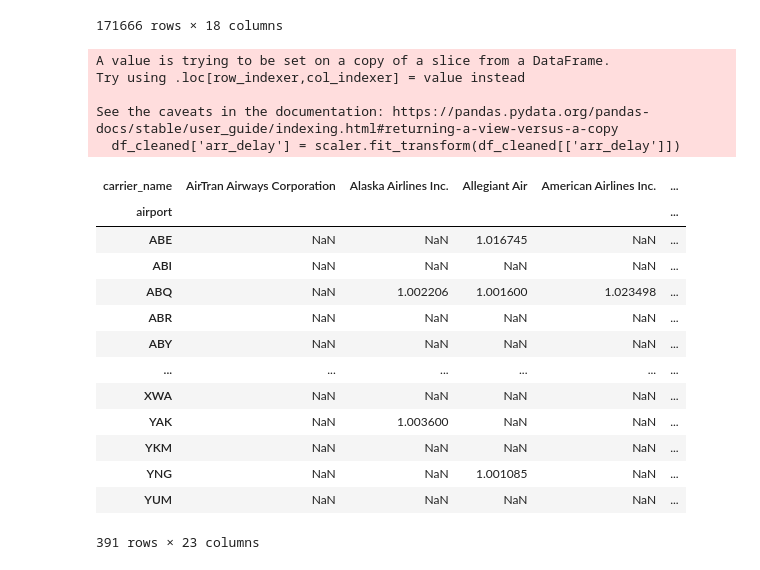
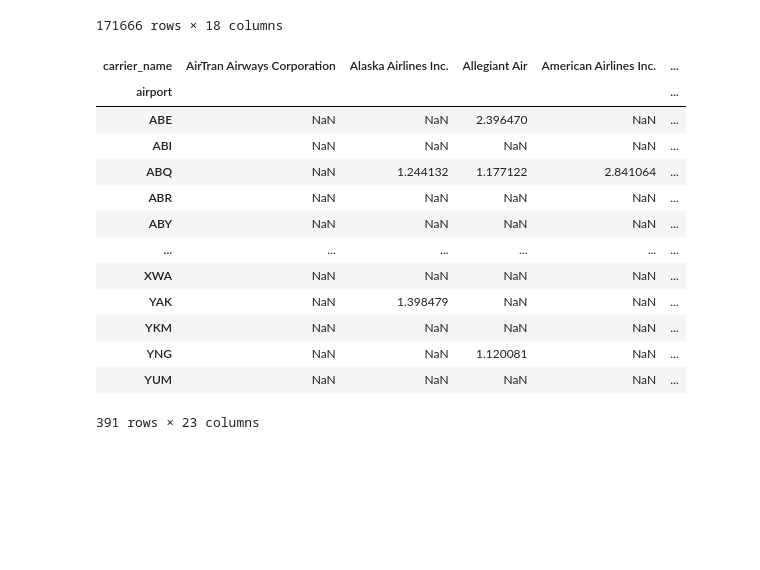
Before and after one commit to amulyajaya/DS4420, a Jupyter notebook: datacleaning.ipynb, the cells around one changed output. Drawn from its saved outputs; the diff is of its cells as text; code cells hidden in the pictures; blank space fills up the shorter version.

```diff
--- a/datacleaning.ipynb
+++ b/datacleaning.ipynb
@@ -47,32 +48,42 @@ df_baysian
 171666 rows × 18 columns
 # %%
 df_baysian.to_csv('cleanedbaysian.csv')
-# %%
-scaler = MinMaxScaler(feature_range=(1, 5))
-
-df_columns = data[['carrier_name', 'airport', 'arr_delay']]
-df_cleaned = df_columns.dropna()
-df_cleaned['arr_delay'] = scaler.fit_transform(df_cleaned[['arr_delay']])
-df_cf = df_cleaned.pivot_table(index='airport', columns='carrier_name', aggfunc='mean', values='arr_delay')
-df_cf
-# %% [output]
-A value is trying to be set on a copy of a slice from a DataFrame.
-Try using .loc[row_indexer,col_indexer] = value instead
-
-See the caveats in the documentation: https://pandas.pydata.org/pandas-docs/stable/user_guide/indexing.html#returning-a-view-versus-a-copy
-  df_cleaned['arr_delay'] = scaler.fit_transform(df_cleaned[['arr_delay']])
-| carrier_name | AirTran Airways Corporation | Alaska Airlines Inc. | Allegiant Air | American Airlines Inc. | ... |
-| airport |  |  |  |  | ... |
-| ABE | NaN | NaN | 1.016745 | NaN | ... |
-| ABI | NaN | NaN | NaN | NaN | ... |
-| ABQ | NaN | 1.002206 | 1.001600 | 1.023498 | ... |
-| ABR | NaN | NaN | NaN | NaN | ... |
-| ABY | NaN | NaN | NaN | NaN | ... |
-| ... | ... | ... | ... | ... | ... |
-| XWA | NaN | NaN | NaN | NaN | ... |
-| YAK | NaN | 1.003600 | NaN | NaN | ... |
-| YKM | NaN | NaN | NaN | NaN | ... |
-| YNG | NaN | NaN | 1.001085 | NaN | ... |
-| YUM | NaN | NaN | NaN | NaN | ... |
-391 rows × 23 columns
+# %%
+scaler = MinMaxScaler(feature_range=(1, 5))
+
+df_data = data[['carrier_name', 'airport', 'arr_delay']]
+df_data = df_data.dropna()
+
+# drop outliers
+Q1 = df_data['arr_delay'].quantile(0.25)
+Q3 = df_data['arr_delay'].quantile(0.75)
+IQR = Q3 - Q1
+df_range = df_data[(df_data['arr_delay'] >= Q1 - 1.5*IQR) & (df_data['arr_delay'] <= Q3 + 1.5*IQR)]
+df_range = df_range[(df_range['arr_delay'] < 4000)]
+
+
+df_cf = df_range.pivot_table(index='airport', columns='carrier_name', aggfunc='mean', values='arr_delay')
+df_filled = df_cf.apply(lambda row: row.fillna(row.mean()), axis=1)
+
+
+df_filled = pd.DataFrame(scaler.fit_transform(df_filled.values.reshape(-1, 1)).reshape(df_filled.shape),
+                     index=df_filled.index, columns=df_filled.columns)
+
+df_cf[df_cf.notna()] = df_filled
+df_cf
+# %% [output]
+| carrier_name | AirTran Airways Corporation | Alaska Airlines Inc. | Allegiant Air | American Airlines Inc. | ... |
+| airport |  |  |  |  | ... |
+| ABE | NaN | NaN | 2.396470 | NaN | ... |
+| ABI | NaN | NaN | NaN | NaN | ... |
+| ABQ | NaN | 1.244132 | 1.177122 | 2.841064 | ... |
+| ABR | NaN | NaN | NaN | NaN | ... |
+| ABY | NaN | NaN | NaN | NaN | ... |
+| ... | ... | ... | ... | ... | ... |
+| XWA | NaN | NaN | NaN | NaN | ... |
+| YAK | NaN | 1.398479 | NaN | NaN | ... |
+| YKM | NaN | NaN | NaN | NaN | ... |
+| YNG | NaN | NaN | 1.120081 | NaN | ... |
+| YUM | NaN | NaN | NaN | NaN | ... |
+391 rows × 23 columns
 # %%
```
Also changed, not shown: parts of 2 cells of this notebook, 5 other files.
